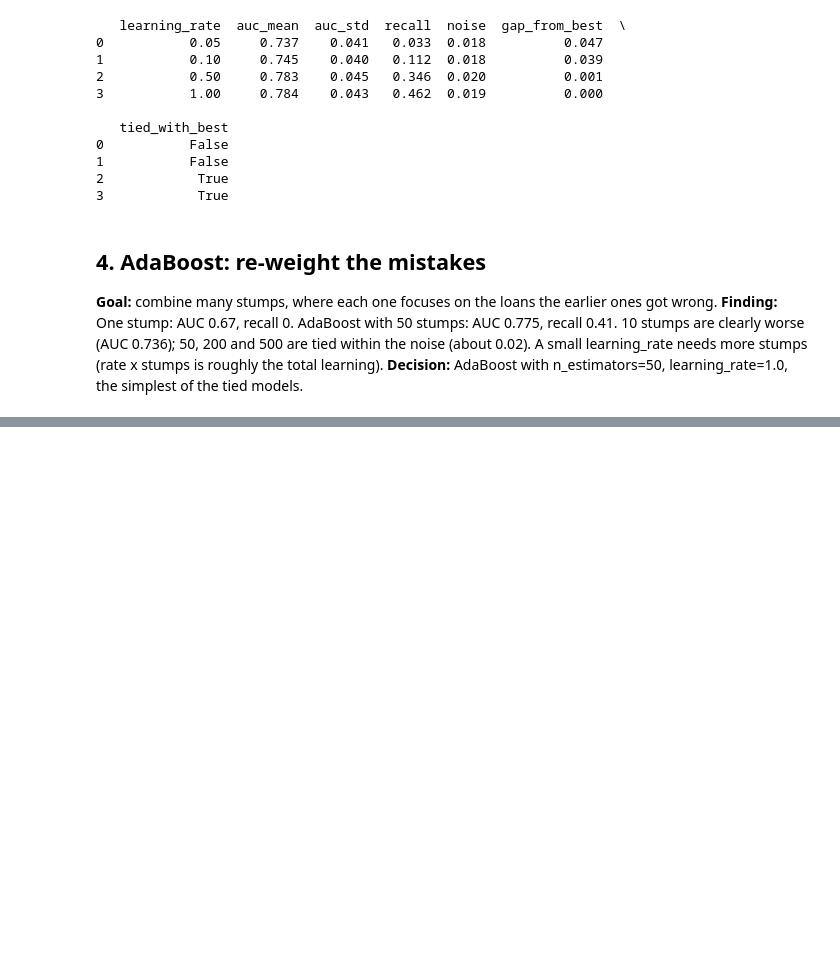
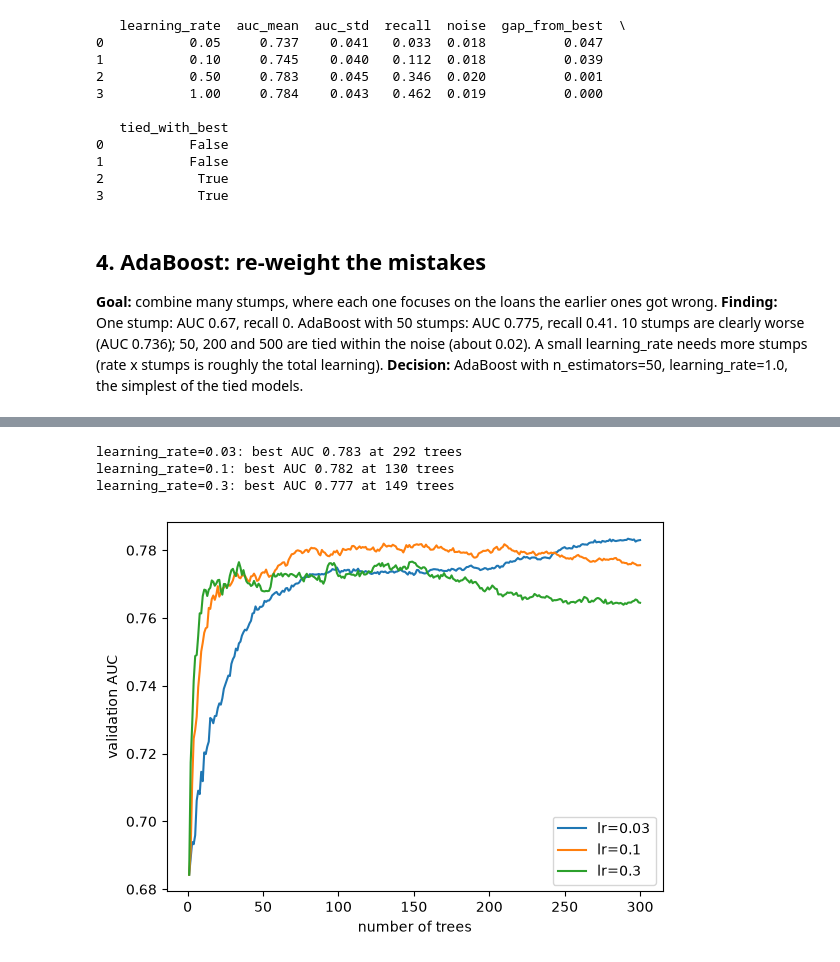
Before and after one commit to Rohitghosh14/Credit_Boosting_practice, a Jupyter notebook: notebooks/01_boosting.ipynb, the cells around one changed output, grey strips where cells are left out. Cells and saved outputs as stored; diff of their text form; code cells hidden in the pictures; blank space fills up the shorter version.

```diff
--- a/notebooks/01_boosting.ipynb
+++ b/notebooks/01_boosting.ipynb
@@ -302,0 +368,27 @@ print(table.round(3))
+# %%
+def val_curve(lr, n_trees=300):
+    curves = []
+    for tr, va in cv.split(X_train, y_train):
+        pipe = Pipeline([
+            ("prep", preprocessor),
+            ("model", GradientBoostingClassifier(
+                n_estimators=n_trees, learning_rate=lr,
+                max_depth=3, random_state=42)),
+        ])
+        pipe.fit(X_train.iloc[tr], y_train.iloc[tr])
+        Z_va = pipe.named_steps["prep"].transform(X_train.iloc[va])
+        curves.append([roc_auc_score(y_train.iloc[va], p[:, 1])
+                       for p in pipe.named_steps["model"].staged_predict_proba(Z_va)])
+    return np.mean(curves, axis=0)
+
+for lr in [0.03, 0.1, 0.3]:
+    c = val_curve(lr)
+    plt.plot(range(1, 301), c, label=f"lr={lr}")
+    print(f"learning_rate={lr}: best AUC {c.max():.3f} at {c.argmax() + 1} trees")
+
+plt.xlabel("number of trees"); plt.ylabel("validation AUC"); plt.legend(); plt.show()
+# %% [output]
+learning_rate=0.03: best AUC 0.783 at 292 trees
+learning_rate=0.1: best AUC 0.782 at 130 trees
+learning_rate=0.3: best AUC 0.777 at 149 trees
+[figure, added]
```
Also changed, not shown: parts of 6 cells of this notebook.
